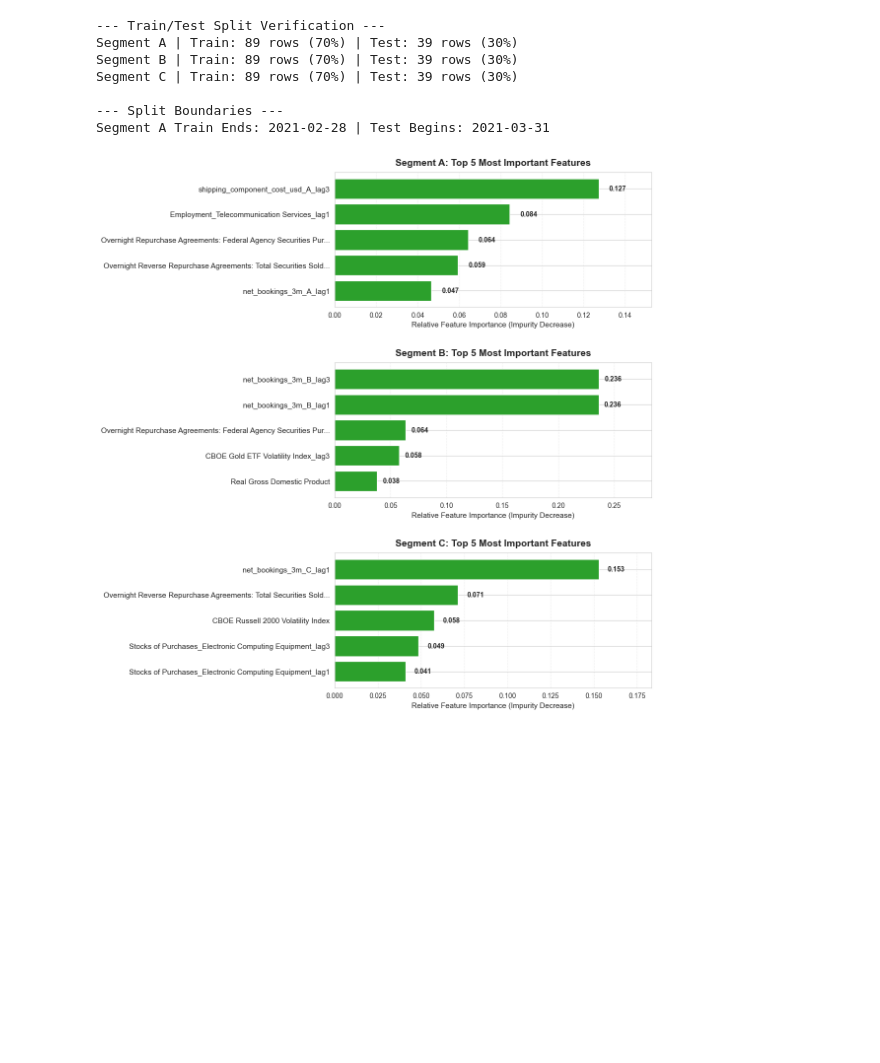
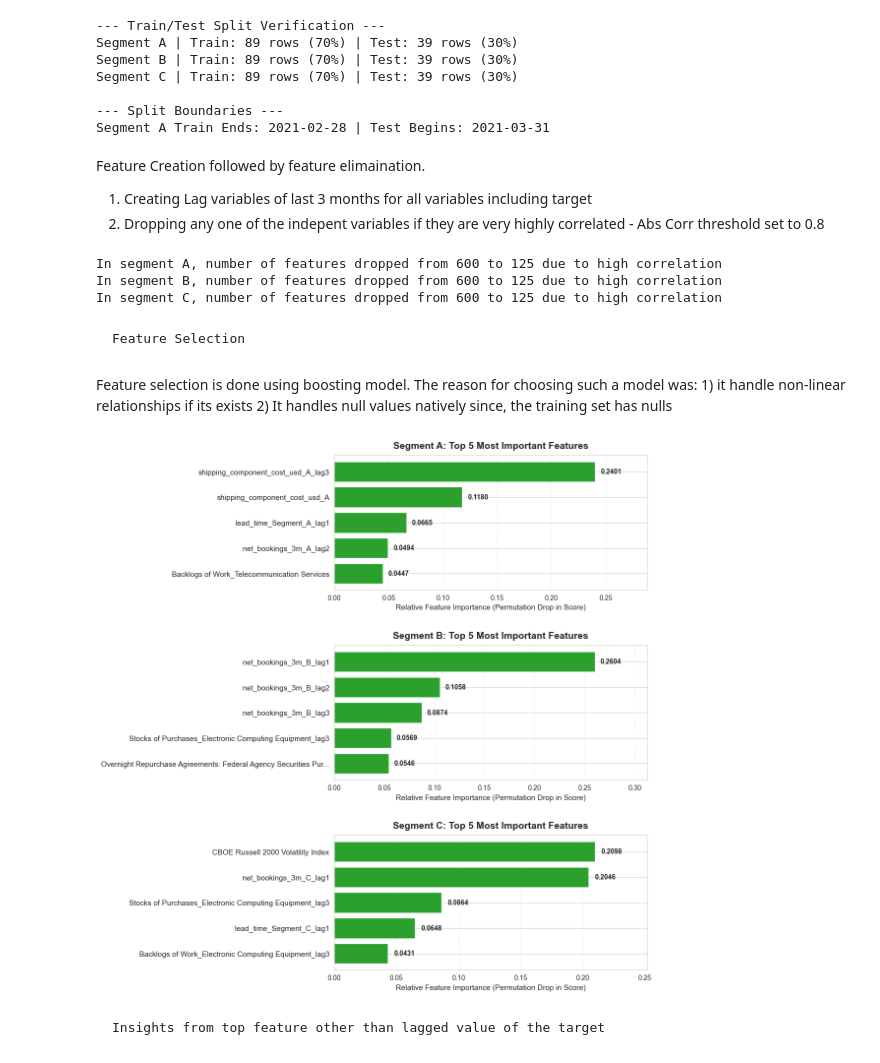
Before and after one commit to abhisekdey12/cisco_use_case, a Jupyter notebook: Entity Booking Forecast.ipynb, the cells around one changed output. Saved outputs shown, nothing was run; the diff lists cells and outputs as text; code cells hidden in the pictures; blank space fills up the shorter version.

```diff
--- a/Entity Booking Forecast.ipynb
+++ b/Entity Booking Forecast.ipynb
@@ -455,3 +370,7 @@ LAGGED FEATURE ENGINEERING AND CORRELATION FILTERING LOGIC:
+# %% [markdown]
+Feature Creation followed by feature elimaination.
+1) Creating Lag variables of last 3 months for all variables including target
+2) Dropping any one of the indepent variables if they are very highly correlated - Abs Corr threshold set to 0.8
 # %%
 # 1. Define the lag creation function
 def create_lagged_features(df, n_lags=3):
@@ -487,7 +406,7 @@ def drop_highly_correlated(train_df, test_df, threshold=0.8):
     upper = corr_matrix.where(np.triu(np.ones(corr_matrix.shape), k=1).astype(bool))
 
     # Find features with correlation greater than threshold
-    to_drop = [column for column in upper.columns if any(upper[column] > threshold) and column not in target_cols]
+    to_drop = [column for column in upper.columns if any(abs(upper[column]) > threshold) and column not in target_cols]
 
     # Drop the features from both train and test sets
     train_reduced = train_df.drop(columns=to_drop)
@@ -505,8 +424,15 @@ df_B_lagged = create_lagged_features(df_B, n_lags=3)
 train_B, test_B = time_series_split(df_B_lagged, train_ratio=0.7)
 train_B_filtered, test_B_filtered, dropped_B = drop_highly_correlated(train_B, test_B, threshold=0.8)
 
-
-# Apply the pipeline to Segment A
+# Apply the pipeline to Segment C
 df_C_lagged = create_lagged_features(df_C, n_lags=3)
 train_C, test_C = time_series_split(df_C_lagged, train_ratio=0.7)
 train_C_filtered, test_C_filtered, dropped_C = drop_highly_correlated(train_C, test_C, threshold=0.8)
+
+print('In segment A, number of features dropped from {0} to {1} due to high correlation '.format(df_A_lagged.shape[1], train_A_filtered.shape[1]))
+print('In segment B, number of features dropped from {0} to {1} due to high correlation '.format(df_B_lagged.shape[1], train_B_filtered.shape[1]))
+print('In segment C, number of features dropped from {0} to {1} due to high correlation '.format(df_C_lagged.shape[1], train_C_filtered.shape[1]))
+# %% [output]
+In segment A, number of features dropped from 600 to 125 due to high correlation
+In segment B, number of features dropped from 600 to 125 due to high correlation
+In segment C, number of features dropped from 600 to 125 due to high correlation
@@ -525,3 +439,7 @@ FEATURE IMPORTANCE ANALYSIS AND VISUALIZATION LOGIC:
+# %% [markdown]
+    Feature Selection
+# %% [markdown]
+Feature selection is done using boosting model. The reason for choosing such a model was: 1) it handle non-linear relationships if its exists 2) It handles null values natively since, the training set has nulls
 # %%
 # Mapping the segments to their respective in-memory dataframes
 datasets = {
@@ -550,55 +468,68 @@ for row_idx, (seg, (train_df, test_df)) in enumerate(datasets.items()):
     # Calculate differenced target (predicting the change)
     y_train_diff = y_train_abs - train_lag1
 
-    # Mask to remove nulls
+    # Mask to remove nulls in the TARGET variable only
     train_mask = y_train_diff.notna() & y_train_abs.notna()
     X_train_clean = X_train[train_mask]
     y_train_diff_clean = y_train_diff[train_mask]
 
-    # Feature selection logic matching our successful model
-    imputer = SimpleImputer(strategy='mean')
-    X_train_imp = pd.DataFrame(imputer.fit_transform(X_train_clean), columns=X_train_clean.columns)
+    # --- NO IMPUTATION NEEDED ---
+    # Use HistGradientBoostingRegressor which handles NaNs natively
+    sel_model = HistGradientBoostingRegressor(
+        loss='squared_error',
+        learning_rate=0.05,
+        max_iter=50,
+        max_depth=3,
+        min_samples_leaf=10,
+        l2_regularization=1.0,
+        random_state=42
+    )
+    sel_model.fit(X_train_clean, y_train_diff_clean)
 
-    sel_model = GradientBoostingRegressor(random_state=42, max_depth=3)
-    sel_model.fit(X_train_imp, y_train_diff_clean)
+    # Calculate Permutation Importance directly on the data with NaNs
+    perm_importance = permutation_importance(sel_model, X_train_clean, y_train_diff_clean, n_repeats=5, random_state=42)
 
     # Extract feature importances
-    importance_df = pd.DataFrame({'Feature': X_train_clean.columns, 'Imp': sel_model.feature_importances_})
+    importance_df = pd.DataFrame({
+        'Feature': X_train_clean.columns,
+        'Imp': perm_importance.importances_mean
+    })
 
     # Sort and get top 5
     top_5_features = importance_df.sort_values('Imp', ascending=False).head(5)
 
     # Clean feature names for plotting
     cleaned_features = [f.replace(' | Segment', '').replace(' (DISCONTINUED)', '') for f in top_5_features['Feature']]
     cleaned_features = [f if len(f) <= 65 else f[:62] + '...' for f in cleaned_features]
 
     # Reverse the order so the highest value sits at the top of the horizontal bar plot
     names = cleaned_features[::-1]
     values = top_5_features['Imp'].values[::-1]
 
     ax = axes[row_idx]
 
     # Create horizontal bar plot (using a distinct green color)
     bars = ax.barh(names, values, color='#2ca02c')
 
     # Add exact numerical values at the end of the bars
     for bar in bars:
         ax.text(bar.get_width() + 0.005, bar.get_y() + bar.get_height()/2,
-                f'{bar.get_width():.3f}',
+                f'{bar.get_width():.4f}',
                 va='center', ha='left', fontsize=10, fontweight='bold')
 
     # Formatting the plot
     ax.set_title(f'Segment {seg}: Top 5 Most Important Features', fontsize=14, fontweight='bold', pad=10)
-    ax.set_xlabel('Relative Feature Importance (Impurity Decrease)', fontsize=11)
+    ax.set_xlabel('Relative Feature Importance (Permutation Drop in Score)', fontsize=11)
 
-    # Adjust axes limits to make room for text labels
-    ax.set_xlim(0, max(values) * 1.2)
+    # Adjust axes limits to make room for text labels (safeguard against 0 or negative max values)
+    max_val = max(values) if max(values) > 0 else 0.1
+    ax.set_xlim(0, max_val * 1.2)
 
     # Grid lines and ticks
     ax.grid(axis='x', alpha=0.3, linestyle='--')
     ax.tick_params(axis='y', labelsize=11)
 
 plt.tight_layout(pad=3.0)
 plt.show()
 # %% [output]
-[figure, old version]
+[figure, new version]
@@ -615,3 +536,5 @@ EXTERNAL DRIVER CORRELATION AND TIMELINE VISUALIZATION LOGIC:
+# %% [markdown]
+    Insights from top feature other than lagged value of the target
 # %%
 # Mapping the segments to their respective in-memory dataframes
 datasets = {
```
Also changed, not shown: parts of 45 cells of this notebook.
